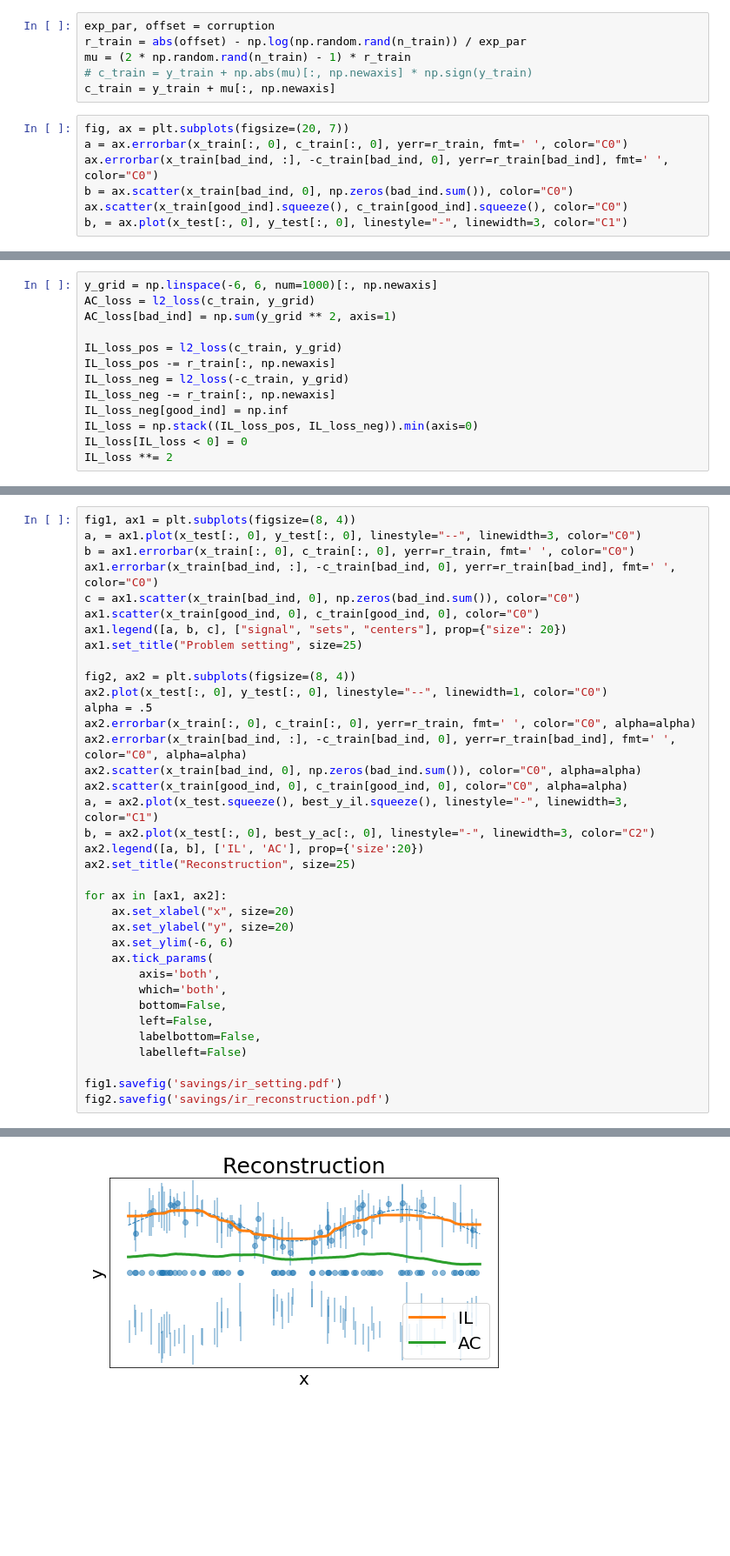
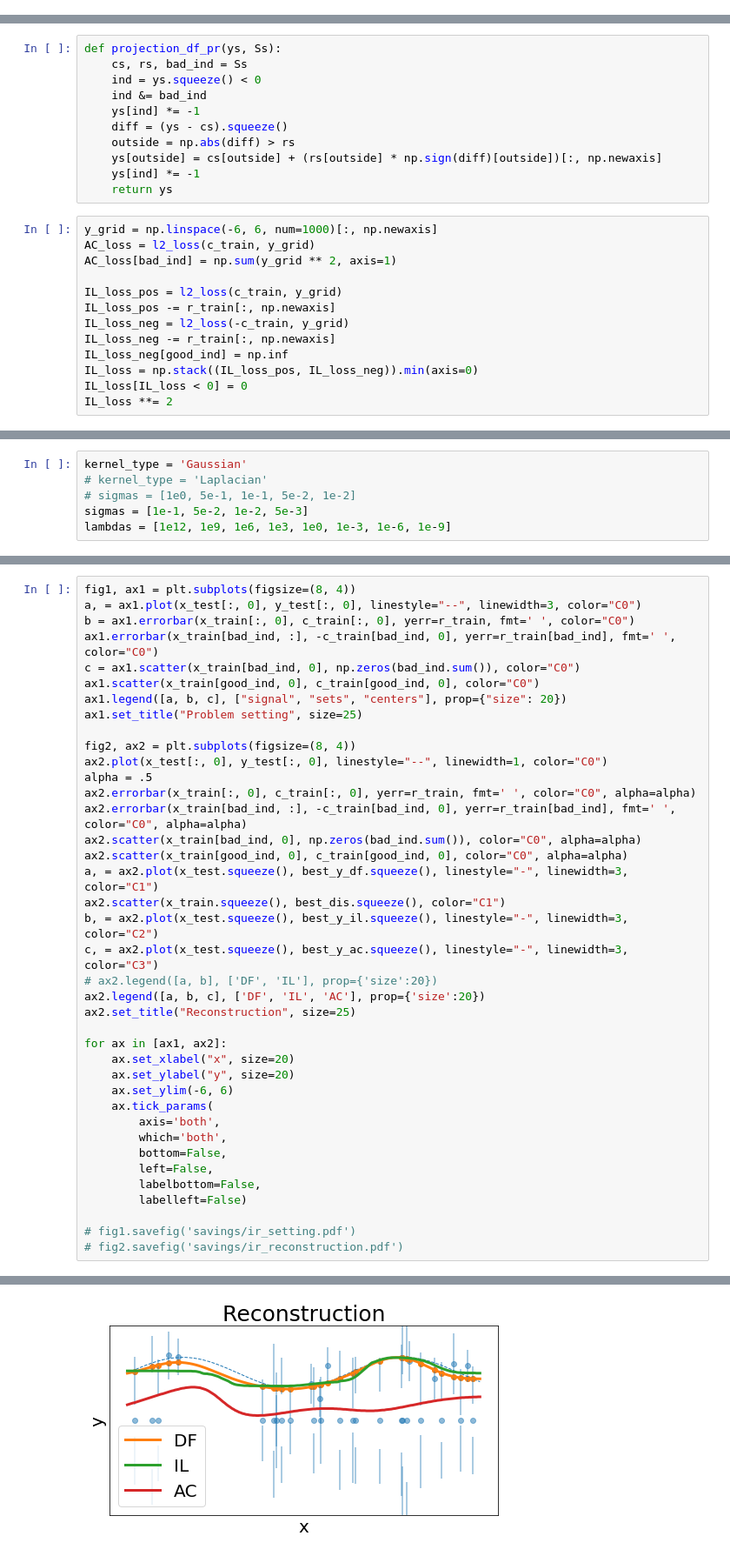
Before and after one commit to VivienCabannes/partial_labelling, a Jupyter notebook: notebooks/partial_regression.ipynb, the cells around one changed output, grey strips where cells are left out. Shown at 87% size. Saved outputs shown, nothing was run; the diff lists cells and outputs as text; blank space fills up the shorter version.

```diff
--- a/notebooks/partial_regression.ipynb
+++ b/notebooks/partial_regression.ipynb
@@ -34,13 +36,0 @@ c_train, r_train = S_train
-# %%
-exp_par, offset = corruption
-r_train = abs(offset) - np.log(np.random.rand(n_train)) / exp_par
-mu = (2 * np.random.rand(n_train) - 1) * r_train
-# c_train = y_train + np.abs(mu)[:, np.newaxis] * np.sign(y_train)
-c_train = y_train + mu[:, np.newaxis]
-# %%
-fig, ax = plt.subplots(figsize=(20, 7))
-a = ax.errorbar(x_train[:, 0], c_train[:, 0], yerr=r_train, fmt=' ', color="C0")
-ax.errorbar(x_train[bad_ind, :], -c_train[bad_ind, 0], yerr=r_train[bad_ind], fmt=' ', color="C0")
-b = ax.scatter(x_train[bad_ind, 0], np.zeros(bad_ind.sum()), color="C0")
-ax.scatter(x_train[good_ind].squeeze(), c_train[good_ind].squeeze(), color="C0")
-b, = ax.plot(x_test[:, 0], y_test[:, 0], linestyle="-", linewidth=3, color="C1")
@@ -60,6 +48,17 @@ def point_l2_loss(a, b):
     dist **= 2
     dist = np.sum(dist, axis=1)
     return dist
+# %%
+def projection_df_pr(ys, Ss):
+    cs, rs, bad_ind = Ss
+    ind = ys.squeeze() < 0
+    ind &= bad_ind
+    ys[ind] *= -1
+    diff = (ys - cs).squeeze()
+    outside = np.abs(diff) > rs
+    ys[outside] = cs[outside] + (rs[outside] * np.sign(diff)[outside])[:, np.newaxis]
+    ys[ind] *= -1
+    return ys
 # %%
 y_grid = np.linspace(-6, 6, num=1000)[:, np.newaxis]
 AC_loss = l2_loss(c_train, y_grid)
@@ -114,0 +75,6 @@ for sigma in sigmas:
+# %%
+kernel_type = 'Gaussian'
+# kernel_type = 'Laplacian'
+# sigmas = [1e0, 5e-1, 1e-1, 5e-2, 1e-2]
+sigmas = [1e-1, 5e-2, 1e-2, 5e-3]
+lambdas = [1e12, 1e9, 1e6, 1e3, 1e0, 1e-3, 1e-6, 1e-9]
@@ -133,9 +149,12 @@ ax2.errorbar(x_train[:, 0], c_train[:, 0], yerr=r_train, fmt=' ', color="C0", al
 ax2.errorbar(x_train[bad_ind, :], -c_train[bad_ind, 0], yerr=r_train[bad_ind], fmt=' ', color="C0", alpha=alpha)
 ax2.scatter(x_train[bad_ind, 0], np.zeros(bad_ind.sum()), color="C0", alpha=alpha)
 ax2.scatter(x_train[good_ind, 0], c_train[good_ind, 0], color="C0", alpha=alpha)
-a, = ax2.plot(x_test.squeeze(), best_y_il.squeeze(), linestyle="-", linewidth=3, color="C1")
-b, = ax2.plot(x_test[:, 0], best_y_ac[:, 0], linestyle="-", linewidth=3, color="C2")
-ax2.legend([a, b], ['IL', 'AC'], prop={'size':20})
+a, = ax2.plot(x_test.squeeze(), best_y_df.squeeze(), linestyle="-", linewidth=3, color="C1")
+ax2.scatter(x_train.squeeze(), best_dis.squeeze(), color="C1")
+b, = ax2.plot(x_test.squeeze(), best_y_il.squeeze(), linestyle="-", linewidth=3, color="C2")
+c, = ax2.plot(x_test.squeeze(), best_y_ac.squeeze(), linestyle="-", linewidth=3, color="C3")
+# ax2.legend([a, b], ['DF', 'IL'], prop={'size':20})
+ax2.legend([a, b, c], ['DF', 'IL', 'AC'], prop={'size':20})
 ax2.set_title("Reconstruction", size=25)
 
 for ax in [ax1, ax2]:
@@ -150,6 +169,6 @@ for ax in [ax1, ax2]:
         labelbottom=False,
         labelleft=False)
 
-fig1.savefig('savings/ir_setting.pdf')
-fig2.savefig('savings/ir_reconstruction.pdf')
+# fig1.savefig('savings/ir_setting.pdf')
+# fig2.savefig('savings/ir_reconstruction.pdf')
 # %% [output]
@@ -157 +176 @@ fig2.savefig('savings/ir_reconstruction.pdf')
-[figure, old version]
+[figure, new version]
```
Also changed, not shown: parts of 8 cells of this notebook, 3 other files.
